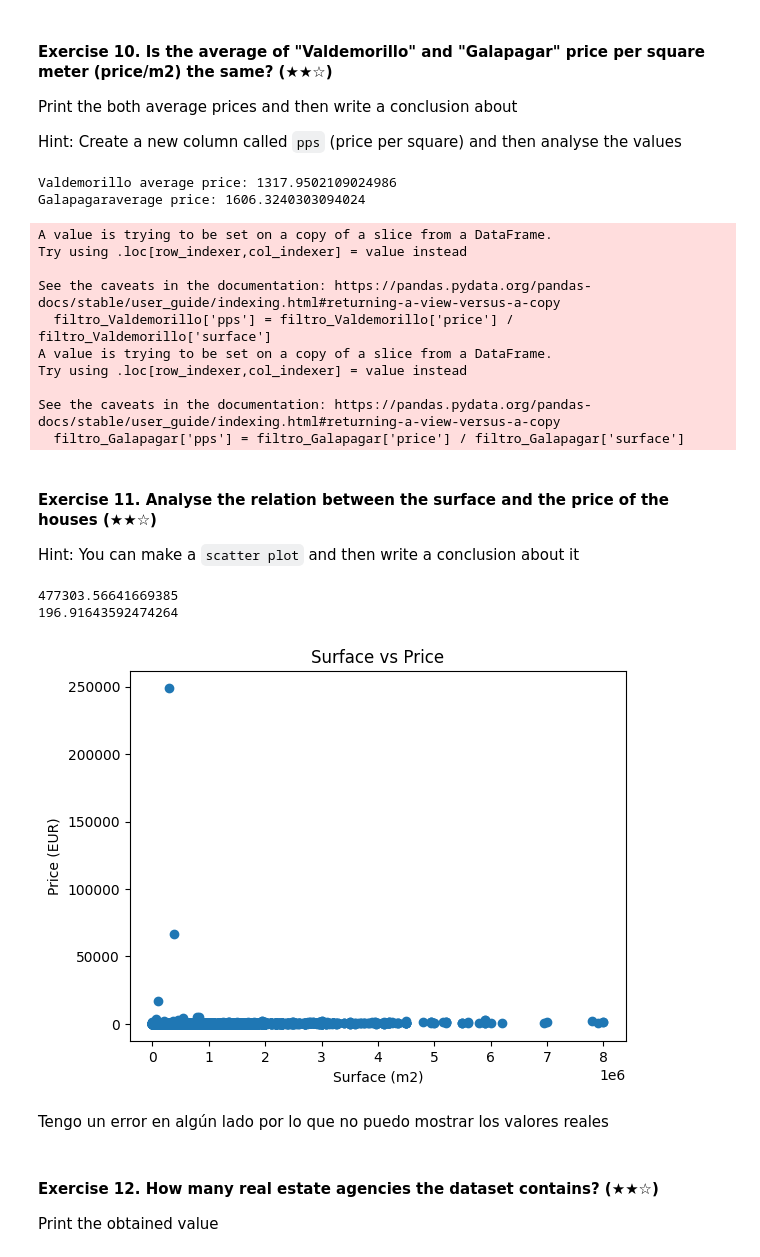
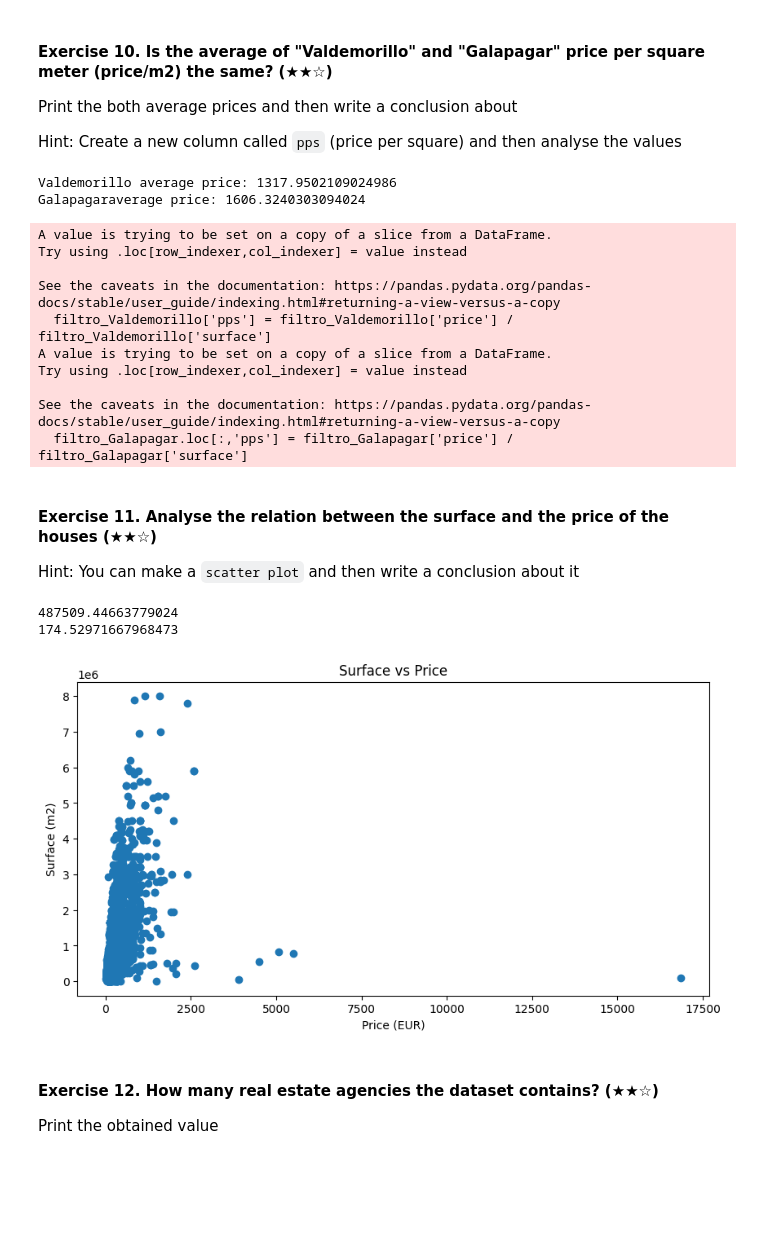
Before and after one commit to sebacent/realestate-datacleanup-exercise, a Jupyter notebook: project.ipynb, the cells around one changed output. Cells and saved outputs as stored; diff of their text form; code cells hidden in the pictures; blank space fills up the shorter version.

```diff
--- a/project.ipynb
+++ b/project.ipynb
@@ -55,10 +50,6 @@ Print the address and the price of the selected house. For example:
 `The house with address Concrete Street Nº1 is the cheapest and its price is 12000 USD`
 # %%
 # TODO
-import pandas as pd
-
-# this CSV file contains semicolons instead of comas as separator
-ds = pd.read_csv('assets/real_estate.csv', sep=';')
 cheapest = ds.loc[ds.price.idxmin()]
 print("The house with address " + cheapest.address + " is the cheapest and its price is " + str(cheapest.price) + " USD.")
 # %% [output]
@@ -159,12 +125,7 @@ Mean price in Arroyomolinos (Madrid): €294541.59854014596
 
 Print the histogram of the prices and write in the Markdown cell a brief analysis about the plot.
 # %%
-# TODO: Code
-import pandas as pd
 import matplotlib.pyplot as plt
-
-# this CSV file contains semicolons instead of comas as separator
-ds = pd.read_csv('assets/real_estate.csv', sep=';')
 filtro = ds[ds['level5'] == 'Arroyomolinos (Madrid)']
 precios = filtro['price']
 
@@ -183,12 +144,6 @@ El promedio de precios para la región es aproximadamente 300000.
 
 Print the both average prices and then write a conclusion about them
 # %%
-# TODO
-import pandas as pd
-
-# this CSV file contains semicolons instead of comas as separator
-ds = pd.read_csv('assets/real_estate.csv', sep=';')
-
 #"Valdemorillo"
 filtro_Valdemorillo = ds[ds['level5'] == 'Valdemorillo']
 mean_price_Valdemorillo = filtro_Valdemorillo['price'].mean()
@@ -211,12 +166,6 @@ Print the both average prices and then write a conclusion about
 
 Hint: Create a new column called `pps` (price per square) and then analyse the values
 # %%
-# TODO
-import pandas as pd
-
-# this CSV file contains semicolons instead of comas as separator
-ds = pd.read_csv('assets/real_estate.csv', sep=';')
-
 #"Valdemorillo"
 filtro_Valdemorillo = ds[ds['level5'] == 'Valdemorillo']
 
@@ -243,37 +192,29 @@ A value is trying to be set on a copy of a slice from a DataFrame.
 Try using .loc[row_indexer,col_indexer] = value instead
 
 See the caveats in the documentation: https://pandas.pydata.org/pandas-docs/stable/user_guide/indexing.html#returning-a-view-versus-a-copy
-  filtro_Galapagar['pps'] = filtro_Galapagar['price'] / filtro_Galapagar['surface']
+  filtro_Galapagar.loc[:,'pps'] = filtro_Galapagar['price'] / filtro_Galapagar['surface']
 # %% [markdown]
 #### Exercise 11. Analyse the relation between the surface and the price of the houses (★★☆)
 
 Hint: You can make a `scatter plot` and then write a conclusion about it
 # %%
-# TODO: Code
-import pandas as pd
-import matplotlib.pyplot as plt
+ds2 = ds[ds['surface'] < 50000]
+prices = ds2['price']
+surfaces = ds2['surface']
+print(prices.mean())
+print(ds2['surface'].mean())
 
-
-# this CSV file contains semicolons instead of comas as separator
-ds = pd.read_csv('assets/real_estate.csv', sep=';')
-prices = ds['price']
-surfaces = ds['surface']
-print(prices.mean())
-print(ds['surface'].mean())
-
-
-plt.scatter(prices, surfaces)
+plt.figure(figsize=(10, 5))
+plt.scatter(surfaces, prices)
 
 plt.title('Surface vs Price')
-plt.xlabel('Surface (m2)')
-plt.ylabel('Price (EUR)')
+plt.ylabel('Surface (m2)')
+plt.xlabel('Price (EUR)')
 plt.show()
 # %% [output]
-477303.56641669385
-196.91643592474264
+487509.44663779024
+174.52971667968473
-[figure, old version]
+[figure, new version]
-# %% [markdown]
-Tengo un error en algún lado por lo que no puedo mostrar los valores reales
 # %% [markdown]
 #### Exercise 12. How many real estate agencies the dataset contains? (★★☆)
 
```
Also changed, not shown: parts of 17 cells of this notebook.
